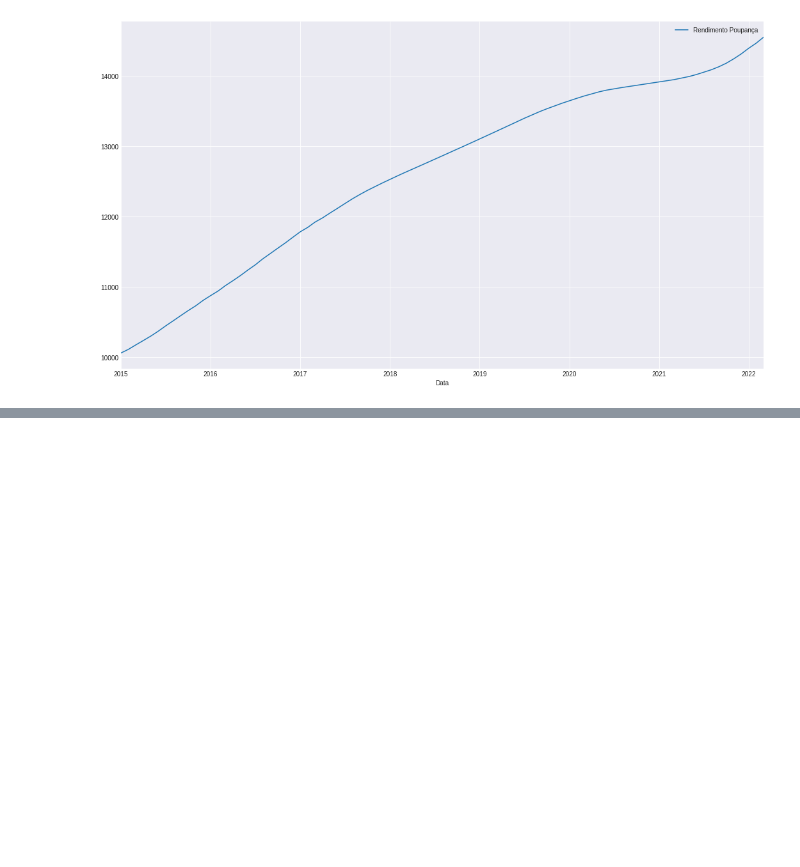
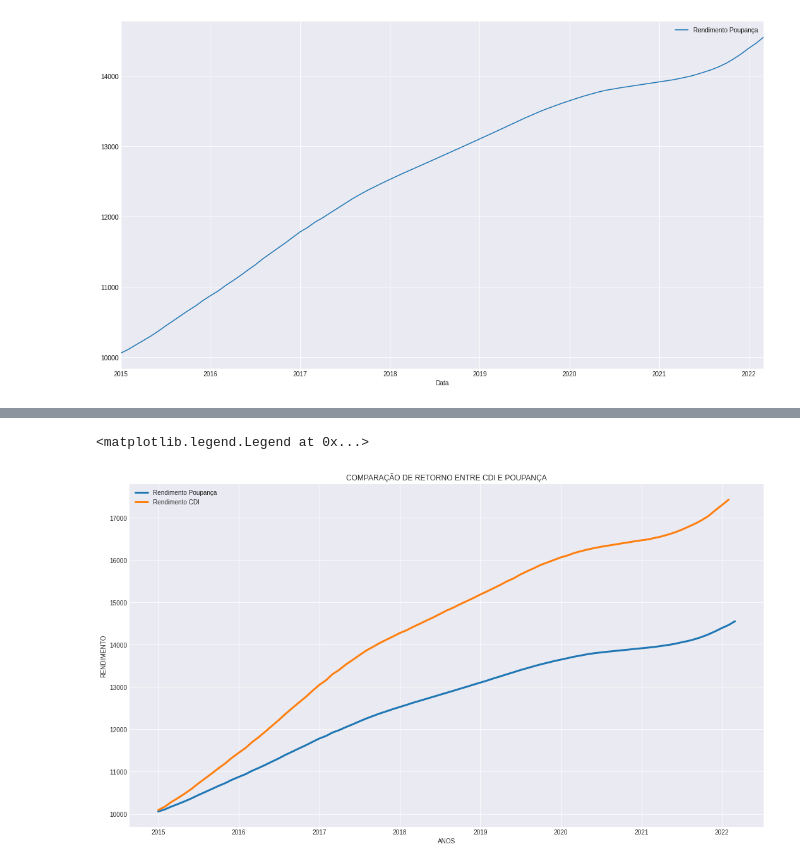
Before and after one commit to matheusmoura-stack/Investment-Analysis-using-Python, a Jupyter notebook: Project_test001.ipynb, the cells around one changed output, grey strips where cells are left out. Saved outputs shown, nothing was run; the diff lists cells and outputs as text; code cells hidden in the pictures; blank space fills up the shorter version.

```diff
--- a/Project_test001.ipynb
+++ b/Project_test001.ipynb
@@ -15,0 +22,4 @@ from google.colab import drive
+# %%
+import matplotlib.pyplot as plt
+plt.style.use('seaborn-darkgrid')
+plt.rcParams['figure.figsize'] = (18,10)
@@ -103,3 +132,9 @@ Name: Rendimento Poupança, Length: 87, dtype: float64
 # %% [output]
 <matplotlib.axes._subplots.AxesSubplot at 0x...>
 [figure]
+# %%
+principal = 10000
+# %%
+data_hist.loc[0 ,'Rendimento CDI'] = principal + ( principal * data_hist.loc[0, 'Rendimento Mensal CDI'] / 100)
+data_hist.loc[1: ,'Rendimento CDI'] = 0
+data_hist.loc[:, 'Rendimento CDI']
@@ -105,0 +154,4 @@ Name: Rendimento Poupança, Length: 87, dtype: float64
+# %%
+for parcela in range(1, len(data_hist)):
+    principal = data_hist.loc[parcela-1, 'Rendimento CDI']
+    data_hist.loc[parcela ,'Rendimento CDI'] = principal + ( principal * data_hist.loc[parcela, 'Rendimento Mensal CDI'] / 100)
@@ -105,0 +189,10 @@ Name: Rendimento Poupança, Length: 87, dtype: float64
+# %%
+plt.title('COMPARAÇÃO DE RETORNO ENTRE CDI E POUPANÇA')
+plt.ylabel('RENDIMENTO')
+plt.xlabel('ANOS')
+plt.plot(data_hist['Data'], data_hist['Rendimento Poupança'], label = 'Rendimento Poupança',linewidth=3.0)
+plt.plot(data_hist['Data'],data_hist['Rendimento CDI'], label = 'Rendimento CDI',linewidth=3.0)
+plt.legend()
+# %% [output]
+<matplotlib.legend.Legend at 0x...>
+[figure, added]
```
Also changed, not shown: parts of 16 cells of this notebook.
